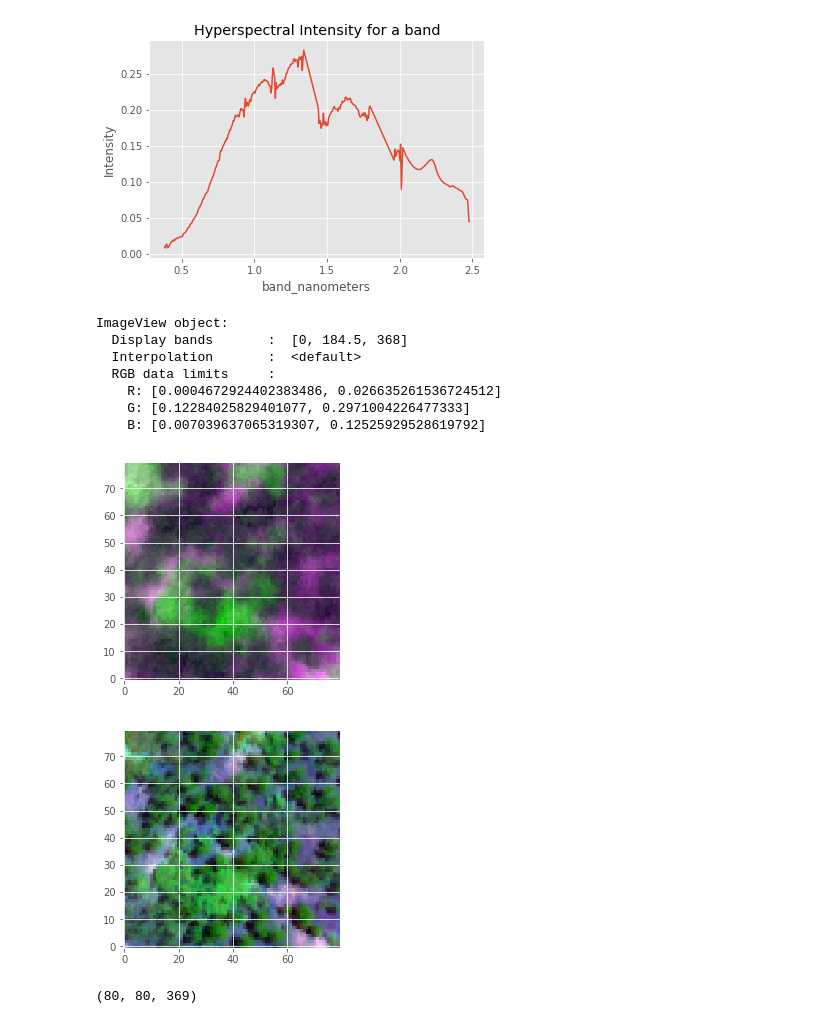
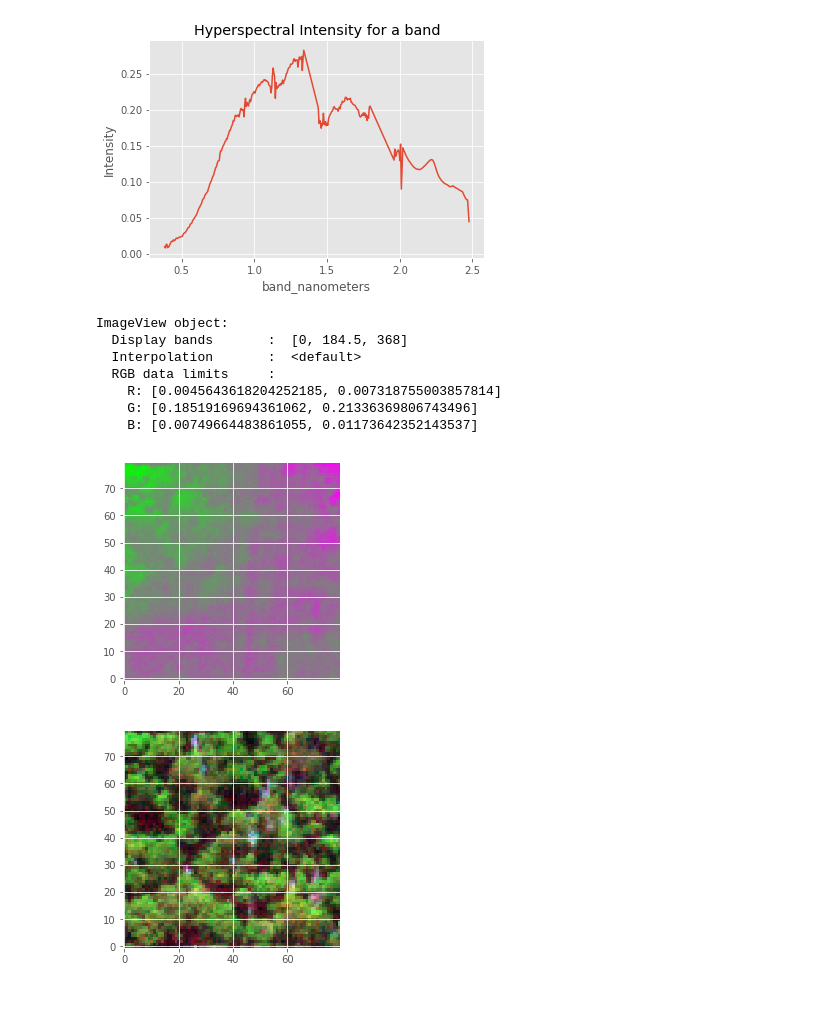
Before and after one commit to rachit-ranjan16/CrownSeg, a Jupyter notebook: Segmentation through Clustering.ipynb, the cells around one changed output. Saved outputs shown, nothing was run; the diff lists cells and outputs as text; code cells hidden in the pictures.

```diff
--- a/Segmentation through Clustering.ipynb
+++ b/Segmentation through Clustering.ipynb
@@ -63,6 +68,7 @@ def plot_hyper_bands(im, pixel_x, pixel_y, wavelengths=trim_wavelengths):
 # %%
 hyper_image = loadmat(HYPER_FOLDER_PATH + hyper_files[3])['image']
 old_image = loadmat(DATASET_PATH + 'hs'  + sep + 'backup' + sep + 'OSBS_005_hyper.mat')['image']
+another_image =  loadmat(HYPER_FOLDER_PATH + hyper_files[2])['image']
 # plot_hyper_bands(hyper_image, pixel_x=40, pixel_y=25, wavelengths=wavelengths)
 # %%
 print(HYPER_FOLDER_PATH + hyper_files[23])
@@ -323,24 +330,20 @@ one_band = hyper_image[25][25]
 # %% [output]
 [figure]
 # %%
-signal = sp.calc_stats(hyper_image)
-noise = sp.noise_from_diffs(hyper_image[:,:,:])
+signal = sp.calc_stats(another_image)
+noise = sp.noise_from_diffs(another_image[:,:,:])
 mnfr = sp.mnf(signal, noise)
-sp.imshow(mnfr.denoise(hyper_image, snr=10),origin='lower')
+sp.imshow(mnfr.denoise(another_image, snr=10),origin='lower')
 # %% [output]
 ImageView object:
   Display bands       :  [0, 184.5, 368]
   Interpolation       :  <default>
   RGB data limits     :
-    R: [0.0004672924402383486, 0.026635261536724512]
-    G: [0.12284025829401077, 0.2971004226477333]
-    B: [0.007039637065319307, 0.12525929528619792]
+    R: [0.0045643618204252185, 0.007318755003857814]
+    G: [0.18519169694361062, 0.21336369806743496]
+    B: [0.00749664483861055, 0.01173642352143537]
-[figure, old version]
+[figure, new version]
 # %%
-plot_hyper(hyper_image)
+plot_hyper(another_image)
 # %% [output]
-[figure, old version]
+[figure, new version]
-# %%
-hyper_image.shape
-# %% [output]
-(80, 80, 369)
```
Also changed, not shown: parts of 8 cells of this notebook, 5 other files.
